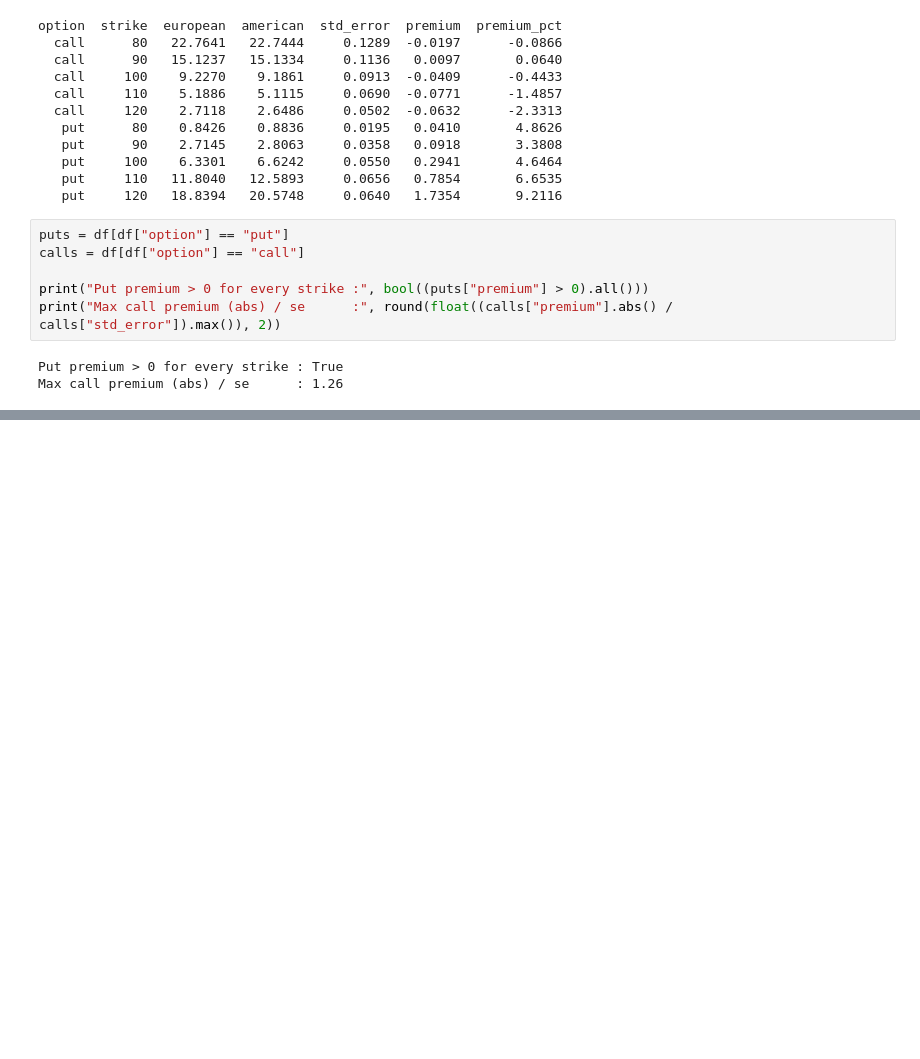
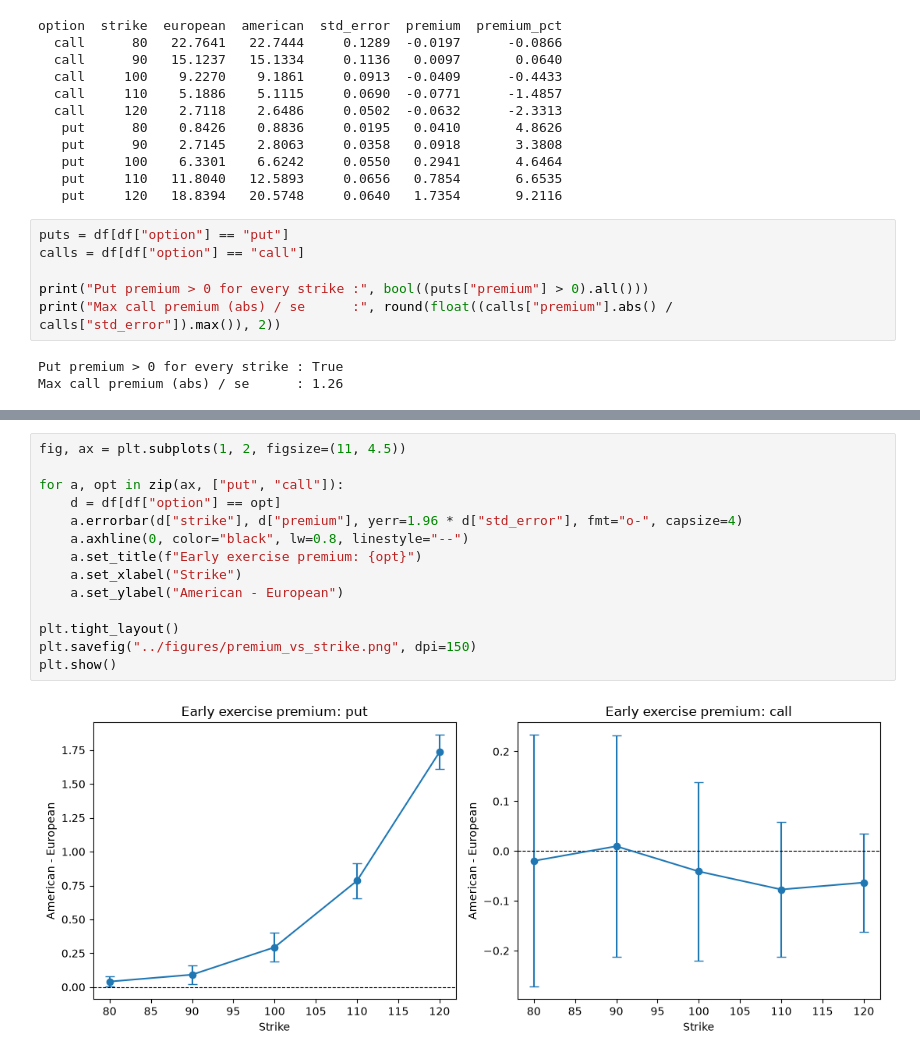
Before and after one commit to Gabrielnstr/American_Options_Pricer, a Jupyter notebook: notebooks/05_american_vs_european.ipynb, the cells around one changed output, grey strips where cells are left out. Drawn from its saved outputs; the diff is of its cells as text; blank space fills up the shorter version.

Commit message:
test: study early exercise premium

```diff
--- a/notebooks/05_american_vs_european.ipynb
+++ b/notebooks/05_american_vs_european.ipynb
@@ -40,0 +45,16 @@ Max call premium (abs) / se      : 1.26
+# %%
+fig, ax = plt.subplots(1, 2, figsize=(11, 4.5))
+
+for a, opt in zip(ax, ["put", "call"]):
+    d = df[df["option"] == opt]
+    a.errorbar(d["strike"], d["premium"], yerr=1.96 * d["std_error"], fmt="o-", capsize=4)
+    a.axhline(0, color="black", lw=0.8, linestyle="--")
+    a.set_title(f"Early exercise premium: {opt}")
+    a.set_xlabel("Strike")
+    a.set_ylabel("American - European")
+
+plt.tight_layout()
+plt.savefig("../figures/premium_vs_strike.png", dpi=150)
+plt.show()
+# %% [output]
+[figure, added]
```
Also changed, not shown: parts of 5 cells of this notebook, 2 other files.
